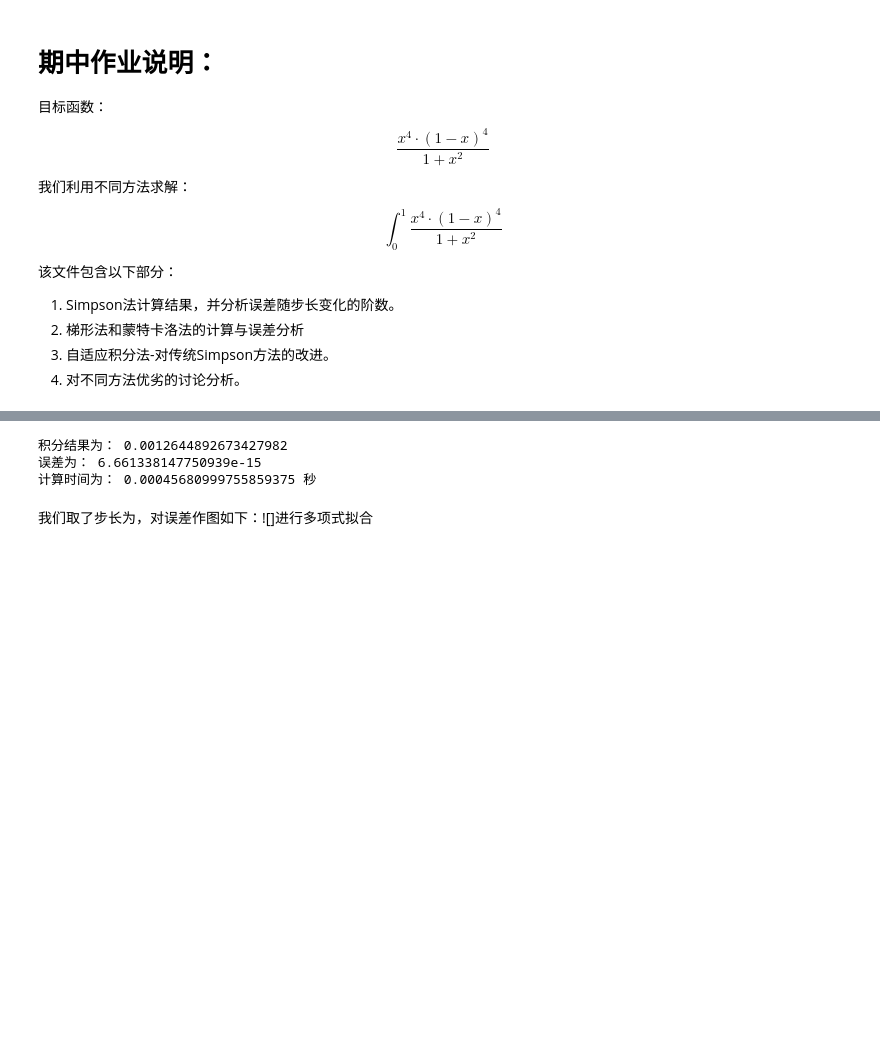
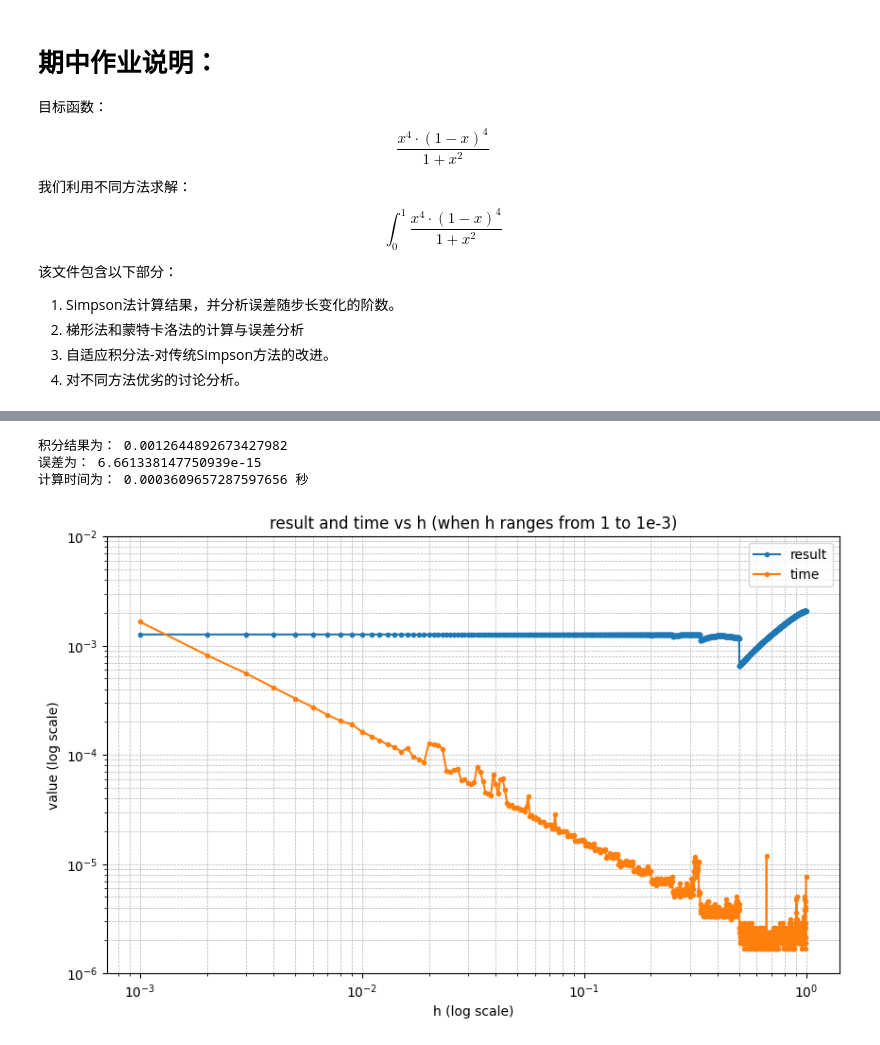
Before and after one commit to k1-star/computational-physics, a Jupyter notebook: project1/int.ipynb, the cells around one changed output, grey strips where cells are left out. Cells and saved outputs as stored; diff of their text form; code cells hidden in the pictures; blank space fills up the shorter version.

```diff
--- a/project1/int.ipynb
+++ b/project1/int.ipynb
@@ -9,32 +25,72 @@
 # %%
 from math import pi
 import time
+import numpy as np
 def f(x):
     return (x**4)*((1-x)**4)/(1+x**2)
 
 
 h=input("输入步长h:")
 h=float(h)
 down=0
 up=1
 n=int((up-down)/h)
-
+result=0
 starttime = time.time()
 for i in range(n):
     x1=down+i*h
     x2=down+(i+1)*h
     result+=f(x1)+f(x2)+4*f((x1+x2)/2)
 result = result * h / 6
 endtime = time.time()
-time = endtime - starttime
+usetime = endtime - starttime
 error=abs(result-22/7+pi)
 
 print("积分结果为：",result)
 print("误差为：",error)
-print("计算时间为：", time, "秒")
+print("计算时间为：", usetime, "秒")
+
+manyh=np.linspace(1, 1e-3, 1000)
+result=[]
+manyerror=[]
+times=[]
+
+for i in range(len(manyh)):
+    down = 0
+    up = 1
+    h = manyh[i]
+    n = int((up - down) / h)
+    temp_result = 0
+    starttime = time.time()
+    for j in range(n):
+        x1 = down + j * h
+        x2 = down + (j + 1) * h
+        temp_result += f(x1) + f(x2) + 4 * f((x1 + x2) / 2)
+    endtime = time.time()
+    usetime = endtime - starttime
+    times.append(usetime)
+    temp_result = temp_result * h / 6
+    result.append(temp_result)
+    manyerror.append(abs(temp_result - 22 / 7 + pi))
+
+import matplotlib.pyplot as plt
+import matplotlib as mpl
+plt.rcParams['font.family'] = 'DejaVu Sans'
+plt.figure(figsize=(10, 6))
+plt.plot(manyh, result, marker='o',markersize=3, label='result')
+plt.plot(manyh, times, marker='o',markersize=3, label='time')
+plt.xscale('log')
+plt.yscale('log')
+plt.xlabel('h (log scale)')
+plt.ylabel('value (log scale)')
+plt.ylim(1e-6, 1e-2)
+plt.title('result and time vs h (when h ranges from 1 to 1e-3)')
+plt.legend()
+plt.grid(True, which='both', linestyle='--', linewidth=0.5)
+plt.savefig('result_and_error_vs_h.png', dpi=600, bbox_inches='tight')
+plt.show()
 # %% [output]
 积分结果为： 0.0012644892673427982
 误差为： 6.661338147750939e-15
-计算时间为： 0.00045680999755859375 秒
+计算时间为： 0.0003609657287597656 秒
+[figure, added]
-# %% [markdown]
-我们取了步长为，对误差作图如下：![]进行多项式拟合
```
Also changed, not shown: parts of 8 cells of this notebook, 6 other files.
